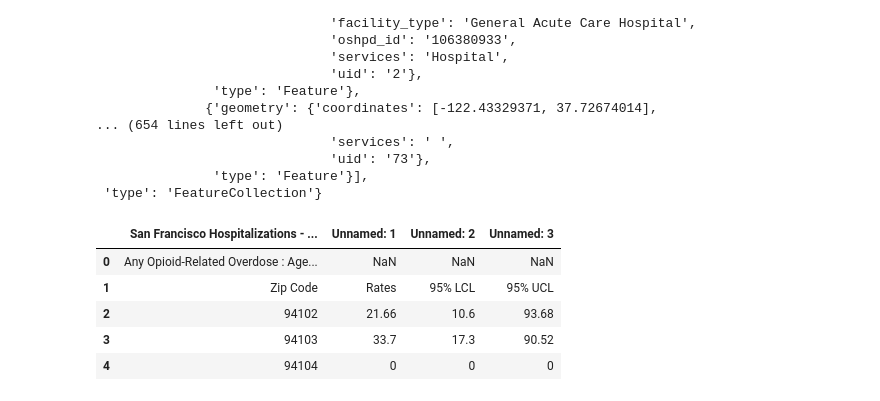
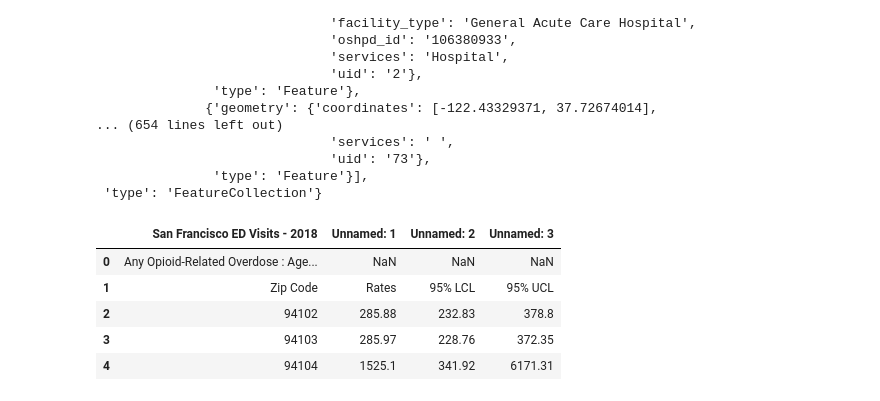
Before and after one commit to ryglaws/255_Project, a Jupyter notebook: draft1_code.ipynb, the cells around one changed output. Saved outputs shown, nothing was run; the diff lists cells and outputs as text; code cells hidden in the pictures.

```diff
--- a/draft1_code.ipynb
+++ b/draft1_code.ipynb
@@ -85,15 +87,15 @@ http://geojson.io/#map=13/37.7559/-122.4449
 # %%
 # 3!!
 
-#Import the opioid hospitilization 2018 data
-data = pd.read_csv("San Francisco_Any Opioid-Related Overdose _2018_2020-02-18.csv")
+#Import the opioid mortality 2018 data
+opioid_mortality = pd.read_csv('Death_SanFrancisco_AnyOpioid_2018.csv')
 
 #preview the data
-data.head()
+opioid_mortality.head()
 # %% [output]
-|  | San Francisco Hospitalizations - ... | Unnamed: 1 | Unnamed: 2 | Unnamed: 3 |
+|  | San Francisco ED Visits - 2018 | Unnamed: 1 | Unnamed: 2 | Unnamed: 3 |
 | 0 | Any Opioid-Related Overdose : Age... | NaN | NaN | NaN |
 | 1 | Zip Code | Rates | 95% LCL | 95% UCL |
-| 2 | 94102 | 21.66 | 10.6 | 93.68 |
-| 3 | 94103 | 33.7 | 17.3 | 90.52 |
-| 4 | 94104 | 0 | 0 | 0 |
+| 2 | 94102 | 285.88 | 232.83 | 378.8 |
+| 3 | 94103 | 285.97 | 228.76 | 372.35 |
+| 4 | 94104 | 1525.1 | 341.92 | 6171.31 |
```
Also changed, not shown: parts of 4 cells of this notebook.
